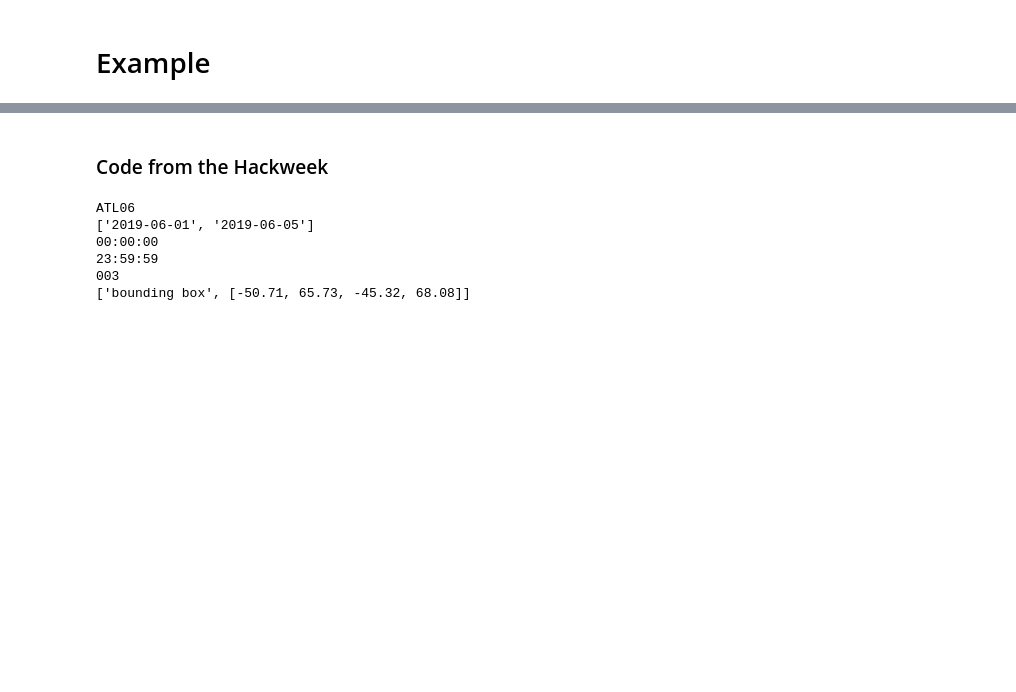
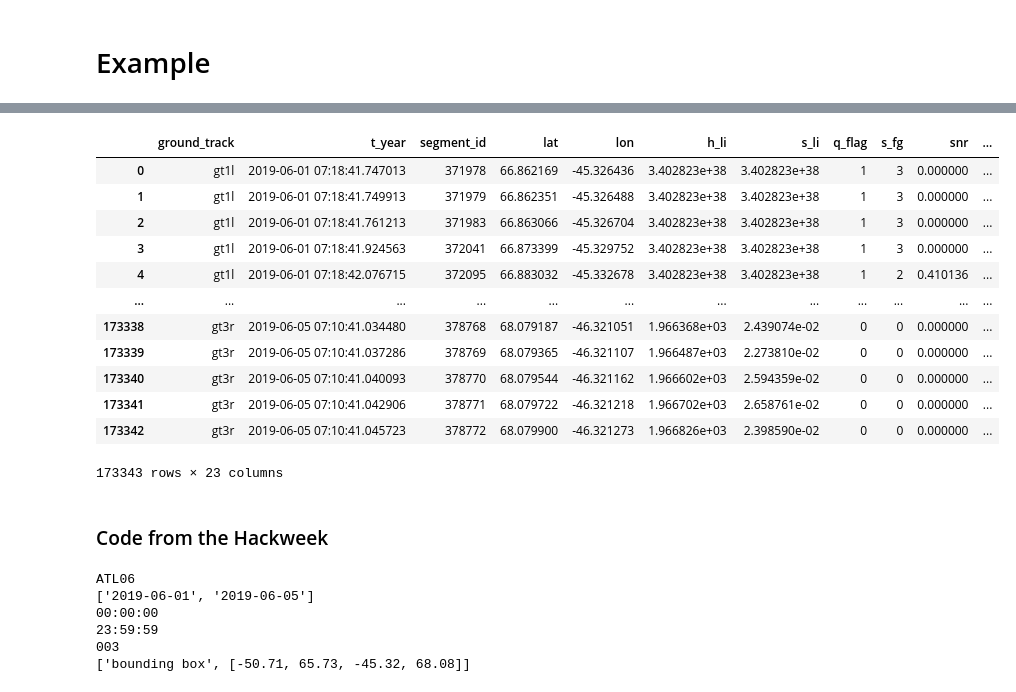
Before and after one commit to ICESAT-2HackWeek/CloudMask, a Jupyter notebook: ATL06Retrieval.ipynb, the cells around one changed output, grey strips where cells are left out. Drawn from its saved outputs; the diff is of its cells as text; code cells hidden in the pictures; blank space fills up the shorter version.

```diff
--- a/ATL06Retrieval.ipynb
+++ b/ATL06Retrieval.ipynb
@@ -38,3 +30,19 @@ Download complete
+# %%
+df
+# %% [output]
+|  | ground_track | t_year | segment_id | lat | lon | h_li | s_li | q_flag | s_fg | snr | ... |
+| 0 | gt1l | 2019-06-01 07:18:41.747013 | 371978 | 66.862169 | -45.326436 | 3.402823e+38 | 3.402823e+38 | 1 | 3 | 0.000000 | ... |
+| 1 | gt1l | 2019-06-01 07:18:41.749913 | 371979 | 66.862351 | -45.326488 | 3.402823e+38 | 3.402823e+38 | 1 | 3 | 0.000000 | ... |
+| 2 | gt1l | 2019-06-01 07:18:41.761213 | 371983 | 66.863066 | -45.326704 | 3.402823e+38 | 3.402823e+38 | 1 | 3 | 0.000000 | ... |
+| 3 | gt1l | 2019-06-01 07:18:41.924563 | 372041 | 66.873399 | -45.329752 | 3.402823e+38 | 3.402823e+38 | 1 | 3 | 0.000000 | ... |
+| 4 | gt1l | 2019-06-01 07:18:42.076715 | 372095 | 66.883032 | -45.332678 | 3.402823e+38 | 3.402823e+38 | 1 | 2 | 0.410136 | ... |
+| ... | ... | ... | ... | ... | ... | ... | ... | ... | ... | ... | ... |
+| 173338 | gt3r | 2019-06-05 07:10:41.034480 | 378768 | 68.079187 | -46.321051 | 1.966368e+03 | 2.439074e-02 | 0 | 0 | 0.000000 | ... |
+| 173339 | gt3r | 2019-06-05 07:10:41.037286 | 378769 | 68.079365 | -46.321107 | 1.966487e+03 | 2.273810e-02 | 0 | 0 | 0.000000 | ... |
+| 173340 | gt3r | 2019-06-05 07:10:41.040093 | 378770 | 68.079544 | -46.321162 | 1.966602e+03 | 2.594359e-02 | 0 | 0 | 0.000000 | ... |
+| 173341 | gt3r | 2019-06-05 07:10:41.042906 | 378771 | 68.079722 | -46.321218 | 1.966702e+03 | 2.658761e-02 | 0 | 0 | 0.000000 | ... |
+| 173342 | gt3r | 2019-06-05 07:10:41.045723 | 378772 | 68.079900 | -46.321273 | 1.966826e+03 | 2.398590e-02 | 0 | 0 | 0.000000 | ... |
+173343 rows × 23 columns
 # %% [markdown]
 ### Code from the Hackweek
 # %%
```
Also changed, not shown: parts of 2 cells of this notebook.
